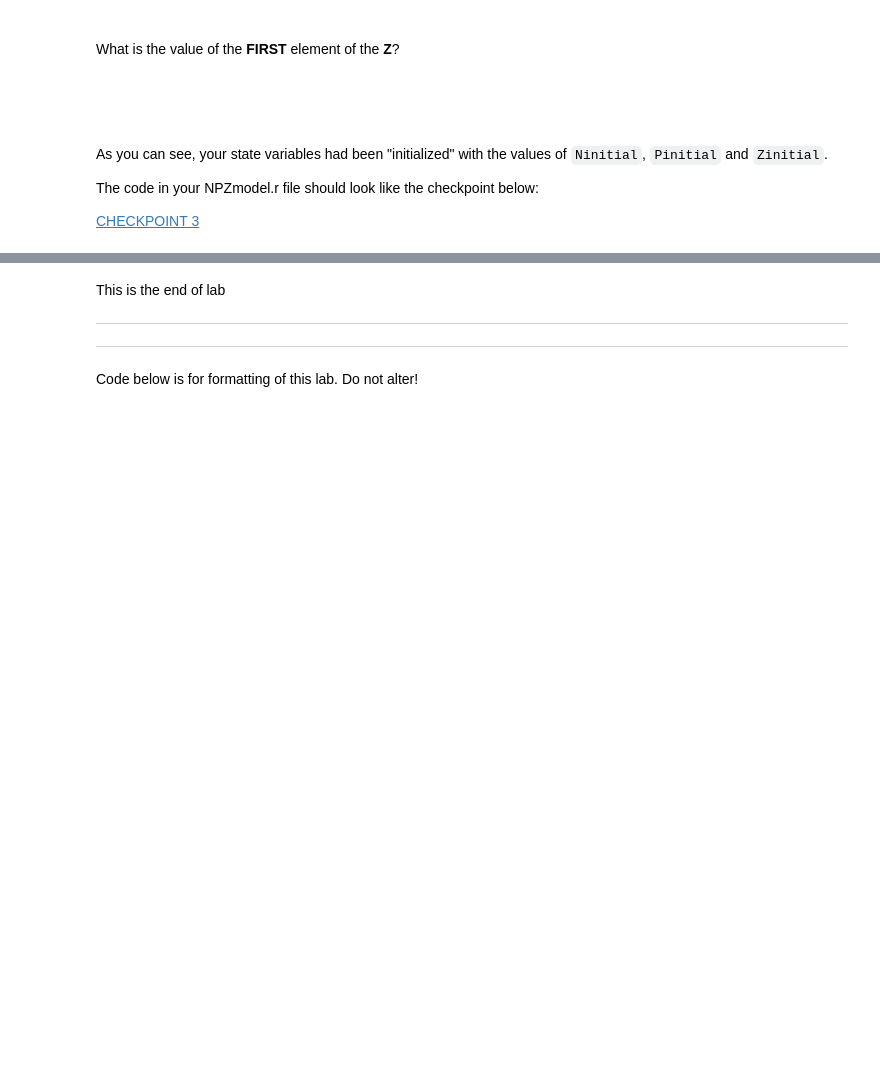
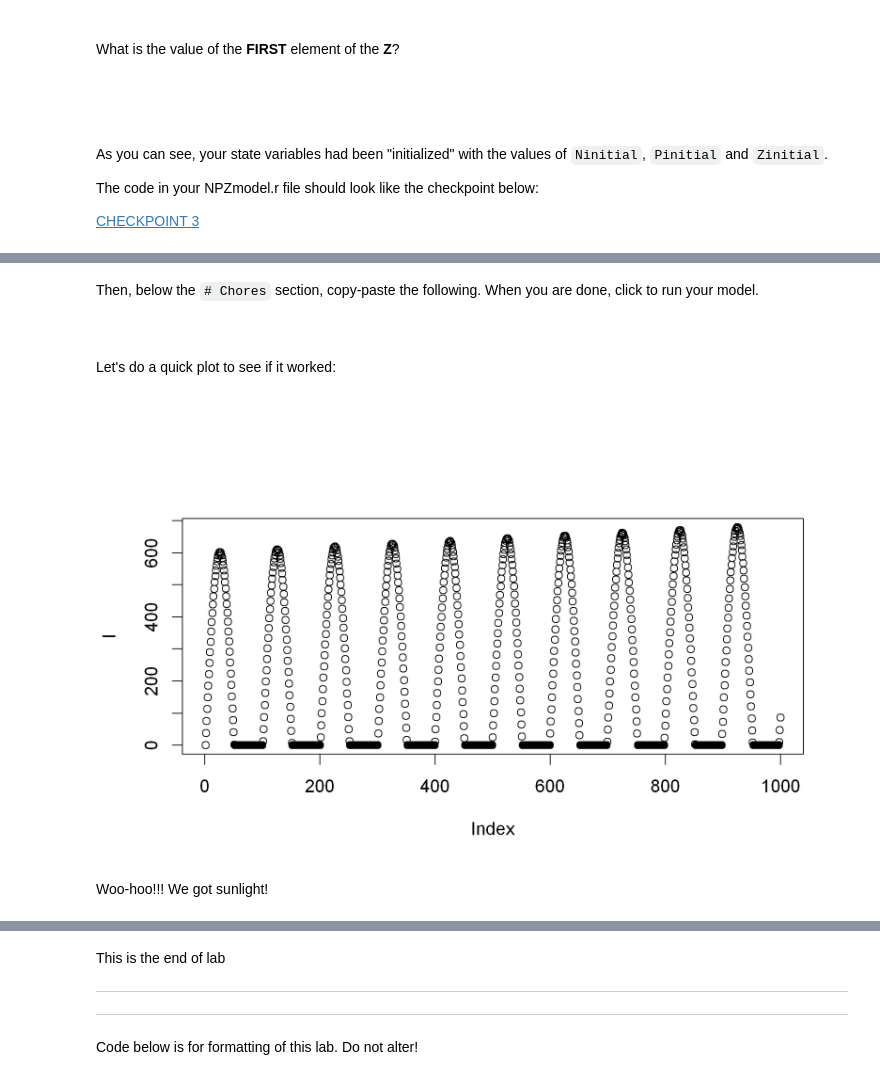
Before and after one commit to Diego-Ibarra/biol3782, a Jupyter notebook: week7/Flow_control_and_Functions_Explained.ipynb, the cells around one changed output, grey strips where cells are left out. Saved outputs shown, nothing was run; the diff lists cells and outputs as text; code cells hidden in the pictures; blank space fills up the shorter version.

```diff
--- a/week7/Flow_control_and_Functions_Explained.ipynb
+++ b/week7/Flow_control_and_Functions_Explained.ipynb
@@ -805,0 +944,28 @@ The code in your <span class="file">NPZmodel.r</span> file should look like the
+# %%
+I  <- numeric(NoSTEPS)     # Make Light (I) "empty" vector (same process as above)
+# %% [markdown]
+Then, below the `# Chores` section, copy-paste the following. When you are done, click <span class="source"></span> to run your model.
+
+<br>
+<div class="use_editor"></div>
+# %%
+# Creating sunlight ------------------------------------------------------------
+for (i in 1:length(I)) {
+  I[i] <- 600 * sin((2 * pi * time[i])/1) + 500 * sin((2*pi*time[i])/365) # Eq 14
+
+  # We can't have negative light. Make negative values equal to zero
+  if (I[i] < 0) {
+    I[i] <- 0
+  }
+}
+# %% [markdown]
+Let's do a quick plot to see if it worked:
+
+<br>
+<div class="use_console"></div>
+# %%
+plot(I)
+# %% [output]
+[figure, added]
+# %% [markdown]
+Woo-hoo!!! We got sunlight!
```
Also changed, not shown: parts of 31 cells of this notebook, 9 other files.
